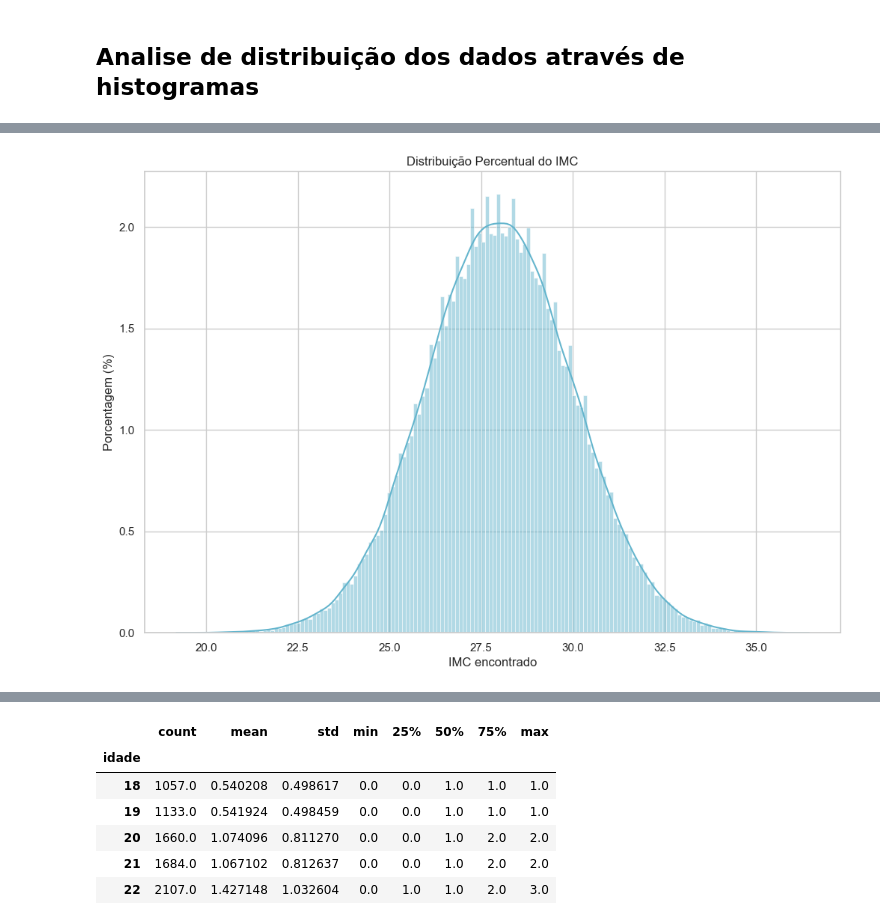
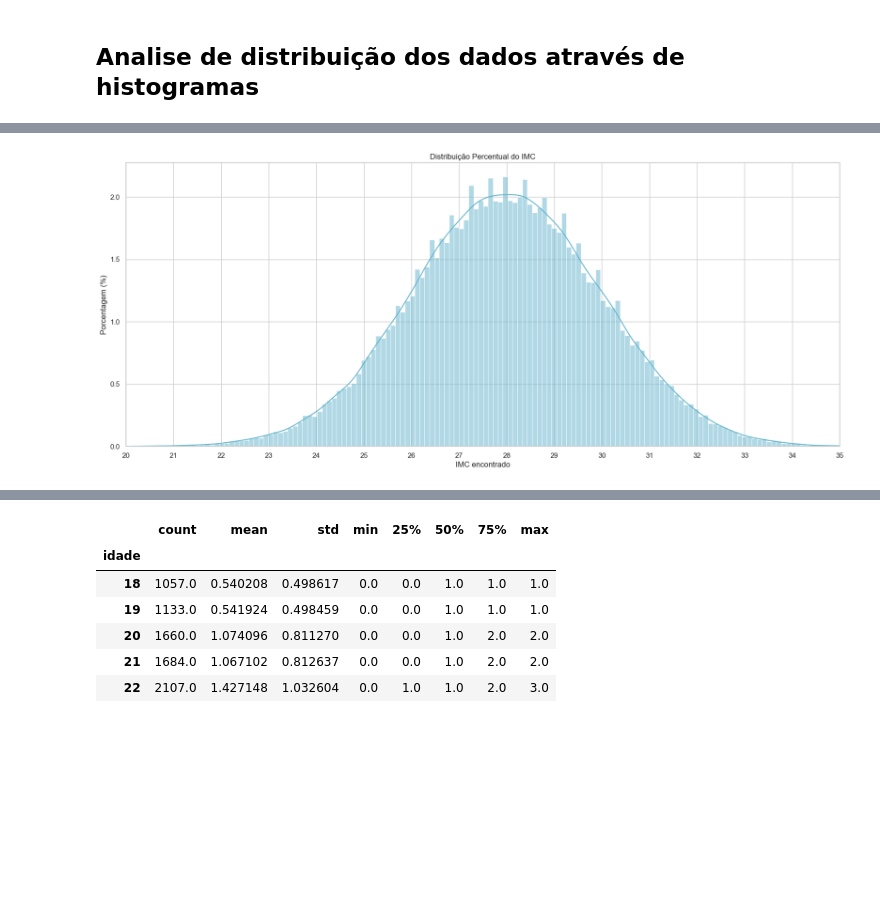
Before and after one commit to JoaoLuizDeveloper/TechChallengerPhase1, a Jupyter notebook: analise.ipynb, the cells around one changed output, grey strips where cells are left out. Drawn from its saved outputs; the diff is of its cells as text; code cells hidden in the pictures; blank space fills up the shorter version.

```diff
--- a/analise.ipynb
+++ b/analise.ipynb
@@ -148,14 +147,24 @@ Text(0.5, 1.0, 'Distribuição Percentual de Filhos')
 # %%
 #Definindo grafico com a Quantidade de IMC (Indice de massa corporal) encontrada nos dados
-f, ax = plt.subplots(1, 1, figsize=(12, 8))
-ax = sns.histplot(df['imc'], kde=True, stat="percent", color='c')
+import matplotlib.pyplot as plt
+import seaborn as sns
 
+# Gerar o gráfico
+f, ax = plt.subplots(1, 1, figsize=(20, 8))
+sns.histplot(df['imc'], kde=True, stat="percent", color='c', ax=ax)
+
+# Definir título e eixos
 plt.xlabel('IMC encontrado')
 plt.ylabel('Porcentagem (%)')
 plt.title('Distribuição Percentual do IMC')
+
+# Definir o range do eixo X entre 20 e 35
+plt.xlim(20, 35)
+plt.xticks(range(20, 36, 1))  # ticks de 1 em 1
+
 plt.show()
 # %% [output]
-[figure, old version]
+[figure, new version]
 # %%
 # Definindo o gráfico de fumantes vs não fumantes
 # Calcular porcentagens e quantidades absolutas
```
Also changed, not shown: parts of 18 cells of this notebook, 1 other file.
